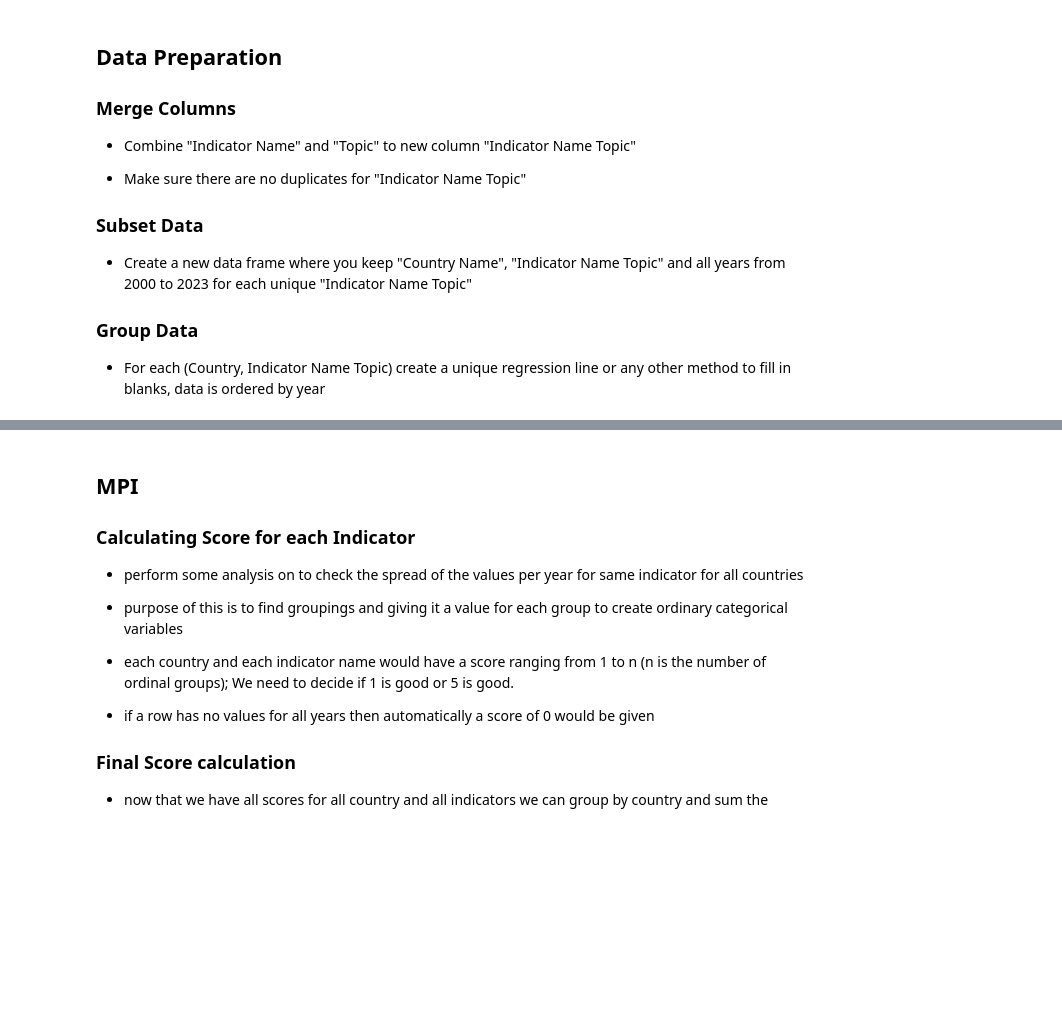
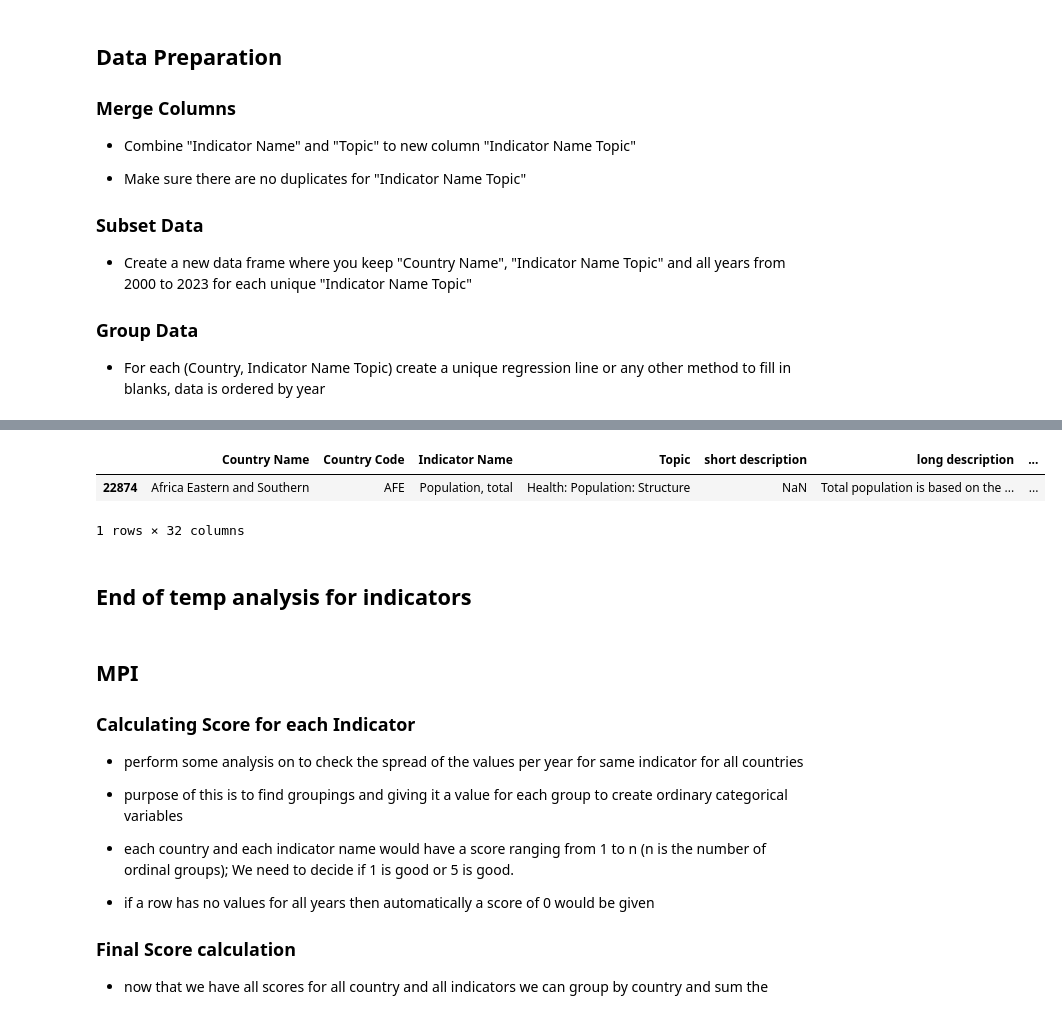
Before and after one commit to paulpark6/SAP_Datathon, a Jupyter notebook: paul.ipynb, the cells around one changed output, grey strips where cells are left out. Cells and saved outputs as stored; diff of their text form; code cells hidden in the pictures; blank space fills up the shorter version.

```diff
--- a/paul.ipynb
+++ b/paul.ipynb
@@ -20,0 +161,12 @@ df = pd.read_csv('./data/SAP Datasets.csv')
+# %%
+# Group by 'Country Count', count the occurrences, sort descending
+grouped = indicator_result_df.groupby('Country Count').size().sort_values(ascending=False)
+
+# Convert to DataFrame if needed
+grouped_df = grouped.reset_index(name='Count')
+
+# Display all rows (optional, if using Jupyter or similar)
+import pandas as pd
+pd.set_option('display.max_rows', None)
+
+print(grouped_df)
@@ -21,3 +191,11 @@ df = pd.read_csv('./data/SAP Datasets.csv')
+# %%
+df[df['Indicator Name']=='Population, total']
+# %% [output]
+|  | Country Name | Country Code | Indicator Name | Topic | short description | long description | ... |
+| 22874 | Africa Eastern and Southern | AFE | Population, total | Health: Population: Structure | NaN | Total population is based on the ... | ... |
+1 rows × 32 columns
+# %% [markdown]
+## End of temp analysis for indicators
 # %% [markdown]
 ## MPI
 
```
Also changed, not shown: parts of 15 cells of this notebook, 1 other file.
